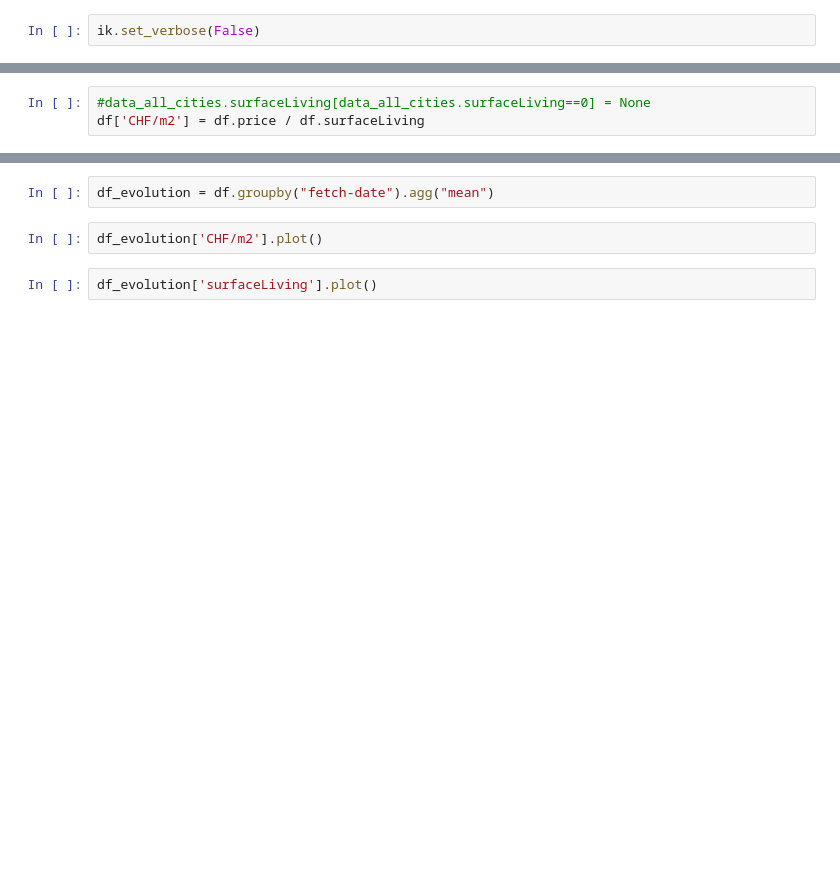
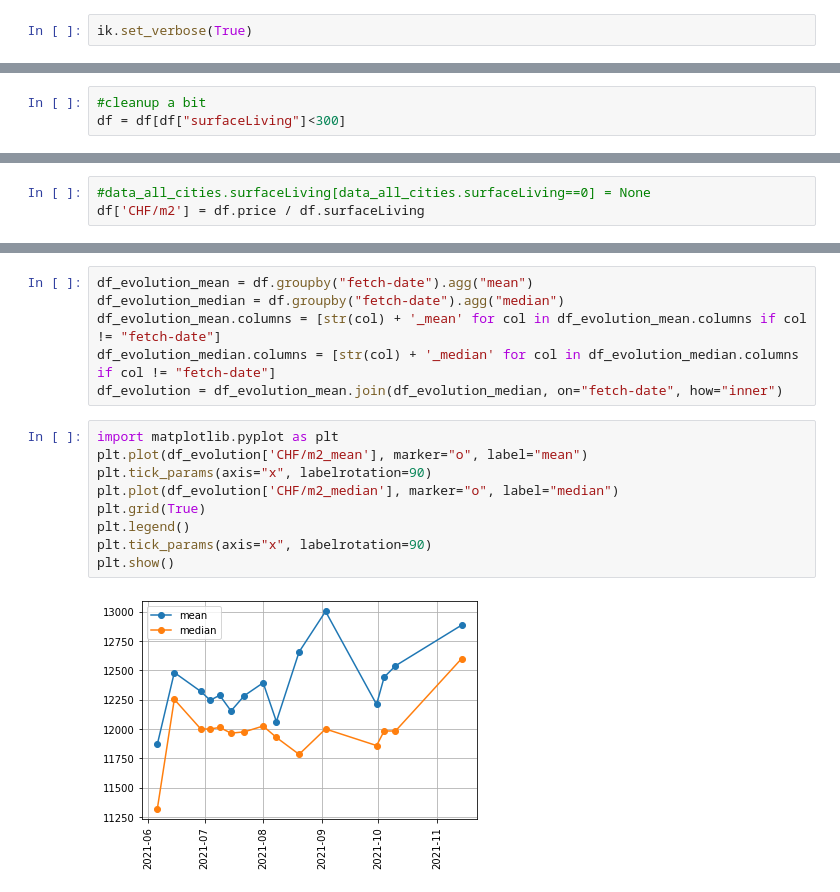
Before and after one commit to gandreassi/ImmoKaa, a Jupyter notebook: example.ipynb, the cells around one changed output, grey strips where cells are left out. Drawn from its saved outputs; the diff is of its cells as text; blank space fills up the shorter version.

```diff
--- a/example.ipynb
+++ b/example.ipynb
@@ -6,2 +8,2 @@ ik = ImmoKaa.scraper("my_search", "./criteria.yaml")
 # %%
-ik.set_verbose(False)
+ik.set_verbose(True)
@@ -14,2 +36,5 @@ ik.save_scraped_dataframe()
+# %%
+#cleanup a bit
+df = df[df["surfaceLiving"]<300]
 # %%
 df["sellingPrice"].hist()
@@ -21,6 +52,17 @@ df['CHF/m2'].hist()
-# %%
-df_evolution = df.groupby("fetch-date").agg("mean")
-# %%
-df_evolution['CHF/m2'].plot()
-# %%
-df_evolution['surfaceLiving'].plot()
+# %%
+df_evolution_mean = df.groupby("fetch-date").agg("mean")
+df_evolution_median = df.groupby("fetch-date").agg("median")
+df_evolution_mean.columns = [str(col) + '_mean' for col in df_evolution_mean.columns if col != "fetch-date"]
+df_evolution_median.columns = [str(col) + '_median' for col in df_evolution_median.columns if col != "fetch-date"]
+df_evolution = df_evolution_mean.join(df_evolution_median, on="fetch-date", how="inner")
+# %%
+import matplotlib.pyplot as plt
+plt.plot(df_evolution['CHF/m2_mean'], marker="o", label="mean")
+plt.tick_params(axis="x", labelrotation=90)
+plt.plot(df_evolution['CHF/m2_median'], marker="o", label="median")
+plt.grid(True)
+plt.legend()
+plt.tick_params(axis="x", labelrotation=90)
+plt.show()
+# %% [output]
+[figure, added]
```
Also changed, not shown: parts of 13 cells of this notebook, 1 other file.
